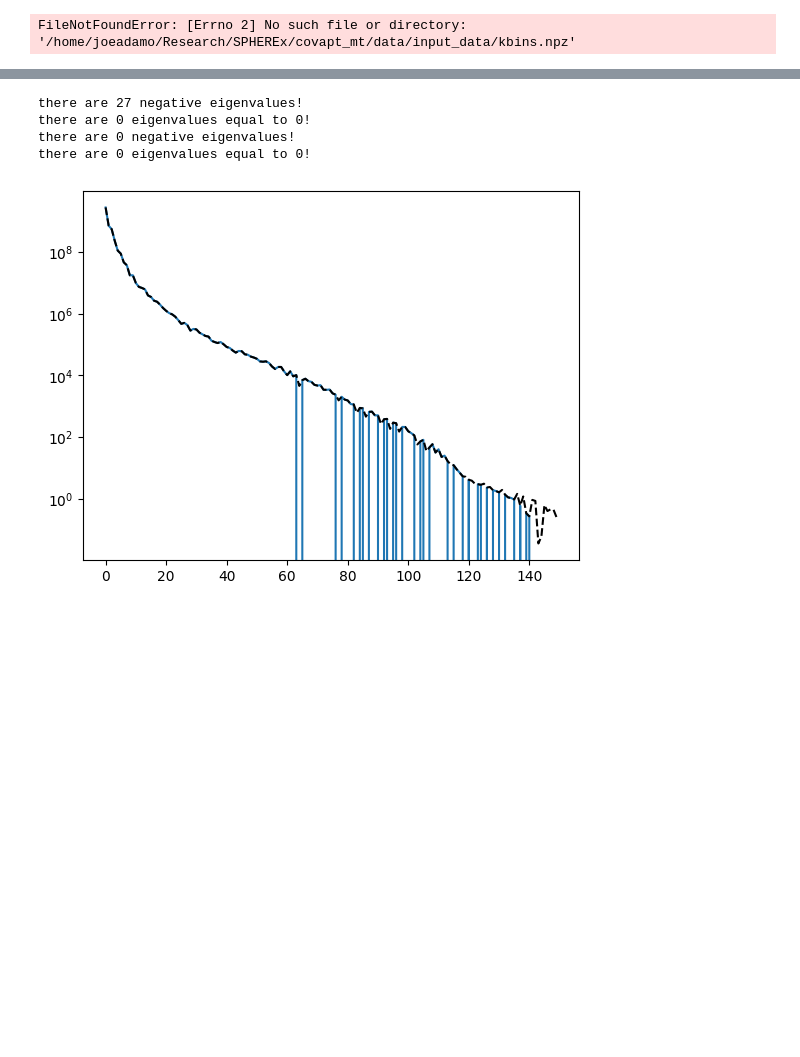
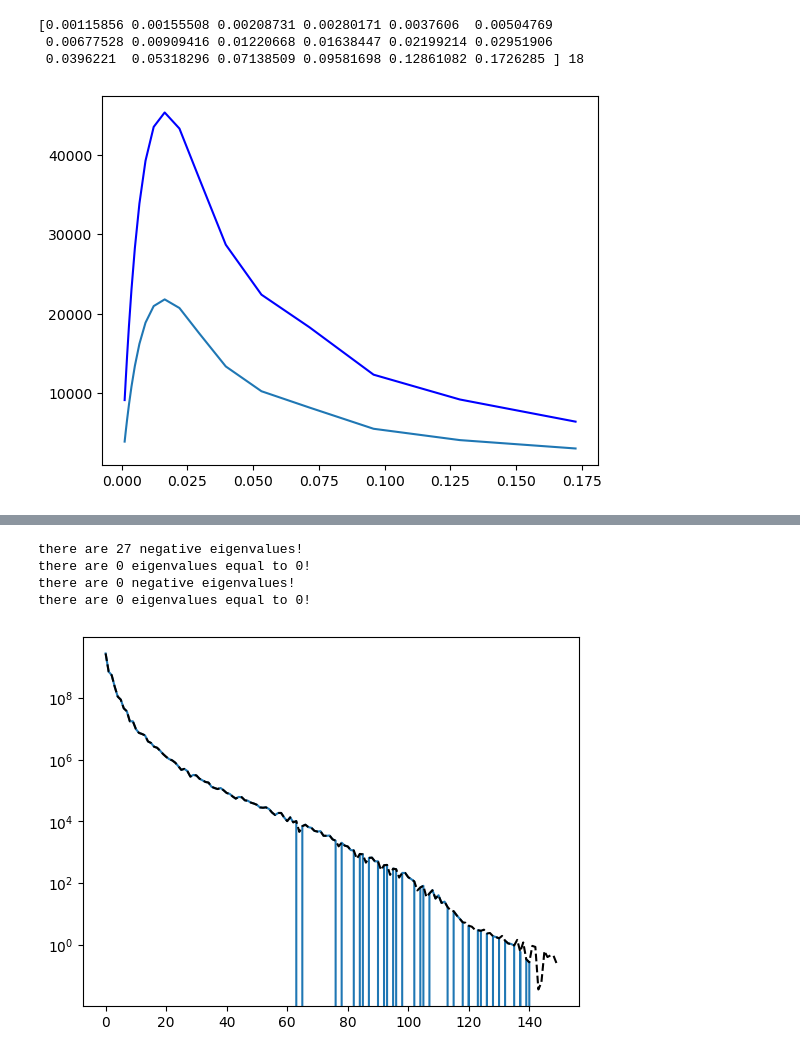
Before and after one commit to jadamo/covapt_mt, a Jupyter notebook: test_mt_covapt.ipynb, the cells around one changed output, grey strips where cells are left out. Cells and saved outputs as stored; diff of their text form; code cells hidden in the pictures; blank space fills up the shorter version.

```diff
--- a/test_mt_covapt.ipynb
+++ b/test_mt_covapt.ipynb
@@ -7,26 +7,36 @@ from covapt_mt.covapt import covariance_model
 from covapt_mt.utils import load_config_file
 import itertools
 # %%
-config_dict = load_config_file("config/covariance_boss.yaml")
+config_dict = load_config_file("config/get_covariance_impact_studies.yaml")
 
-k_data = np.load(config_dict["input_dir"] + "kbins.npz")
+k_data = np.load(config_dict["input_dir"] + "k_hubble_true_log_18Bin_l0_2_4.npz")
 k_0 = k_data["k"]
+
+ps_data = np.load(config_dict["input_dir"]+config_dict["pk_galaxy_file"])
+
+plt.plot(k_0,ps_data[0,0,:,0],color='blue')
+plt.plot(k_0,ps_data[0,0,:,1])
 
 C_G = np.load(config_dict["output_dir"] + "cov.npy")#+ config_dict["covariance_file"])
 P_G = np.zeros_like(C_G)
+
+
 
 num_zbins = C_G.shape[0]
 num_tracers = config_dict["num_tracers"]
 num_spectra = int(num_tracers*(num_tracers+1)/2)
 num_kbins = len(k_0)
 num_ells = 2
 
 print(k_0, len(k_0))
 
 for z in range(num_zbins):
     P_G[i] = np.linalg.inv(C_G[z])
 # %% [output]
-FileNotFoundError: [Errno 2] No such file or directory: '/home/joeadamo/Research/SPHEREx/covapt_mt/data/input_data/kbins.npz'
+[0.00115856 0.00155508 0.00208731 0.00280171 0.0037606  0.00504769
+ 0.00677528 0.00909416 0.01220668 0.01638447 0.02199214 0.02951906
+ 0.0396221  0.05318296 0.07138509 0.09581698 0.12861082 0.1726285 ] 18
+[figure, added]
 # %%
 def CorMat(cov):
     rms = np.sqrt(np.diag(cov))
```
Also changed, not shown: parts of 5 cells of this notebook, 5 other files.
